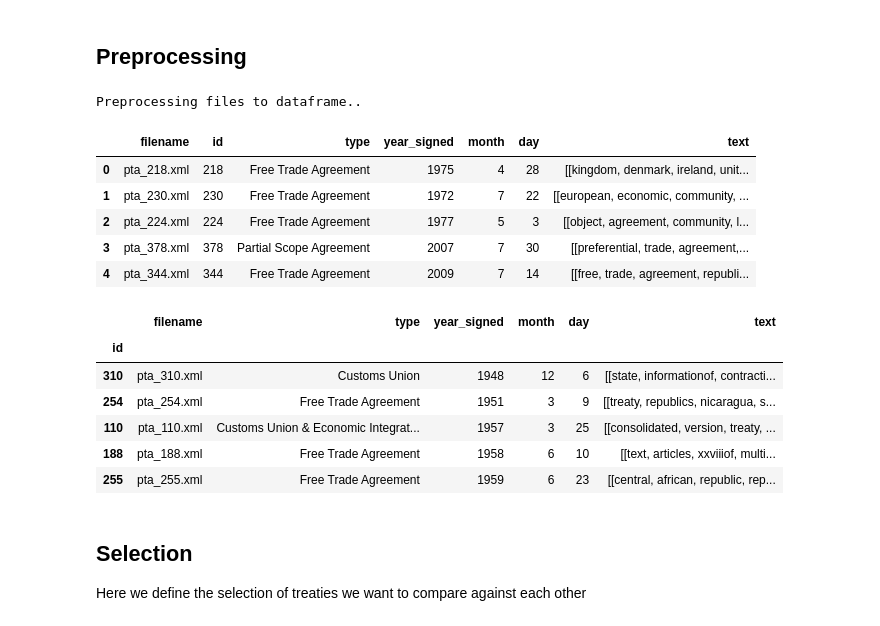
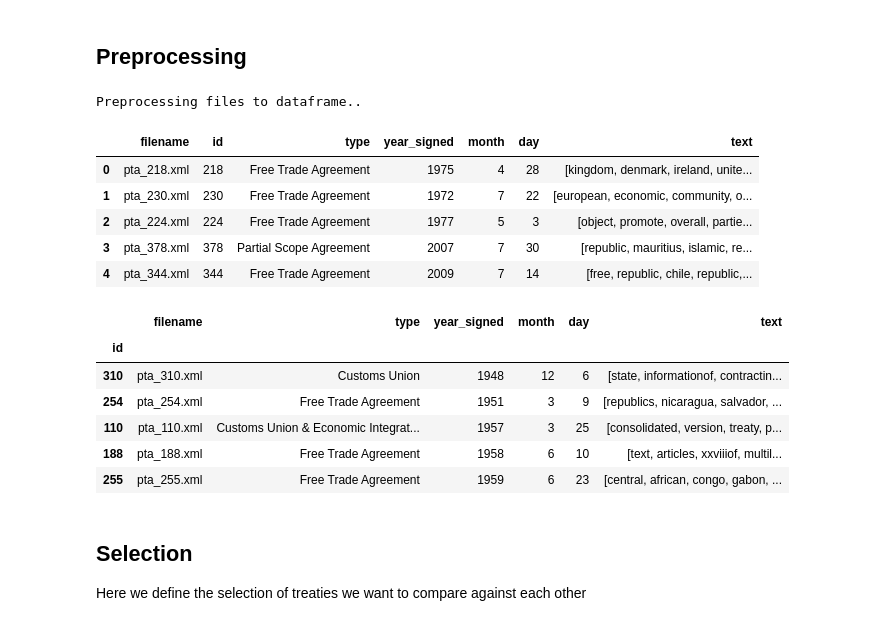
Before and after one commit to OllieFord/DS4D-Trade-Agreement-Project, a Jupyter notebook: A1/Prog_metric2.ipynb, the cells around one changed output. Cells and saved outputs as stored; diff of their text form; code cells hidden in the pictures.

Commit message:
modified txt_cleaner function to drop most recurrent words from text, so distance calculations can be made faster

```diff
--- a/A1/Prog_metric2.ipynb
+++ b/A1/Prog_metric2.ipynb
@@ -40,50 +38,52 @@ def txt_cleaner(text):
     for item in tokens: #filter short and long words
         if len(item) >= 3 and len(item) < 30:
             meaningful_words.append(item)
+    count = Counter(meaningful_words) # Count most recurrent words
+    most_occur = count.most_common(10) # Make list with n most recurrent
+    most_occur = [item[0] for item in most_occur] # Get rid of the counter number
+    meaningful_words = [w for w in meaningful_words if not w in most_occur] # remove most recurrent
     return meaningful_words
 # %%
 # Search directory
 directory_in_str = "../xml/"
 directory = os.fsencode(directory_in_str)
 # %%
+# Here, the text for each treaty will be in one single list
+
 # Generate base data frame
 # The 'text' column will contain list with sublists, where every sublist will contain the tokenized text of every chapter
 print("Preprocessing files to dataframe..")
 text_df = pd.DataFrame(columns=['filename', 'id','type', 'year_signed', 'month', 'day', 'text'])
 for n,file in enumerate(os.listdir(directory)):
     new_row = []
     filename = os.fsdecode(file)
     if filename.endswith('.XML') or filename.endswith('.xml'):
         new_row.append(filename)
         tree = ET.parse(directory_in_str + filename)
         root = tree.getroot()
         meta = root[0]
         body = root[1]
-        text_list = []
         if meta.find('language').text == 'en':
             new_row.append(meta.find('treaty_identifier').text)
             new_row.append(meta.find('type').text)
             new_row.append(int(meta.find('date_signed').text.split('-')[0]))
             new_row.append(int(meta.find('date_signed').text.split('-')[1]))
             new_row.append(int(meta.find('date_signed').text.split('-')[2]))
-            for chapter in body:
-                text = ''
-                ch_text = []
-                for item in chapter.iter():
-                    text += item.text
-                ch_text = txt_cleaner(text)
-                text_list.append(ch_text)
-            new_row.append(text_list)
+            text_raw = ""
+            for chapter in body.iter():
+                text_raw += chapter.text
+            text_clean = txt_cleaner(text_raw)
+            new_row.append(text_clean)
             text_df.loc[n] = new_row
 text_df.head(5)
 # %% [output]
 Preprocessing files to dataframe..
 |  | filename | id | type | year_signed | month | day | text |
-| 0 | pta_218.xml | 218 | Free Trade Agreement | 1975 | 4 | 28 | [[kingdom, denmark, ireland, unit... |
-| 1 | pta_230.xml | 230 | Free Trade Agreement | 1972 | 7 | 22 | [[european, economic, community, ... |
-| 2 | pta_224.xml | 224 | Free Trade Agreement | 1977 | 5 | 3 | [[object, agreement, community, l... |
-| 3 | pta_378.xml | 378 | Partial Scope Agreement | 2007 | 7 | 30 | [[preferential, trade, agreement,... |
-| 4 | pta_344.xml | 344 | Free Trade Agreement | 2009 | 7 | 14 | [[free, trade, agreement, republi... |
+| 0 | pta_218.xml | 218 | Free Trade Agreement | 1975 | 4 | 28 | [kingdom, denmark, ireland, unite... |
+| 1 | pta_230.xml | 230 | Free Trade Agreement | 1972 | 7 | 22 | [european, economic, community, o... |
+| 2 | pta_224.xml | 224 | Free Trade Agreement | 1977 | 5 | 3 | [object, promote, overall, partie... |
+| 3 | pta_378.xml | 378 | Partial Scope Agreement | 2007 | 7 | 30 | [republic, mauritius, islamic, re... |
+| 4 | pta_344.xml | 344 | Free Trade Agreement | 2009 | 7 | 14 | [free, republic, chile, republic,... |
 # %%
 # Convert 'date_signed' column to datetime object
 #text_df['date_signed'] = pd.to_datetime(text_df.date_signed)
@@ -97,10 +97,10 @@ text_df.head(5)
 # %% [output]
 |  | filename | type | year_signed | month | day | text |
 | id |  |  |  |  |  |  |
-| 310 | pta_310.xml | Customs Union | 1948 | 12 | 6 | [[state, informationof, contracti... |
-| 254 | pta_254.xml | Free Trade Agreement | 1951 | 3 | 9 | [[treaty, republics, nicaragua, s... |
-| 110 | pta_110.xml | Customs Union & Economic Integrat... | 1957 | 3 | 25 | [[consolidated, version, treaty, ... |
-| 188 | pta_188.xml | Free Trade Agreement | 1958 | 6 | 10 | [[text, articles, xxviiiof, multi... |
-| 255 | pta_255.xml | Free Trade Agreement | 1959 | 6 | 23 | [[central, african, republic, rep... |
+| 310 | pta_310.xml | Customs Union | 1948 | 12 | 6 | [state, informationof, contractin... |
+| 254 | pta_254.xml | Free Trade Agreement | 1951 | 3 | 9 | [republics, nicaragua, salvador, ... |
+| 110 | pta_110.xml | Customs Union & Economic Integrat... | 1957 | 3 | 25 | [consolidated, version, treaty, p... |
+| 188 | pta_188.xml | Free Trade Agreement | 1958 | 6 | 10 | [text, articles, xxviiiof, multil... |
+| 255 | pta_255.xml | Free Trade Agreement | 1959 | 6 | 23 | [central, african, congo, gabon, ... |
 # %%
 #Save resulting dataframe to csv
```
Also changed, not shown: parts of 3 cells of this notebook.
